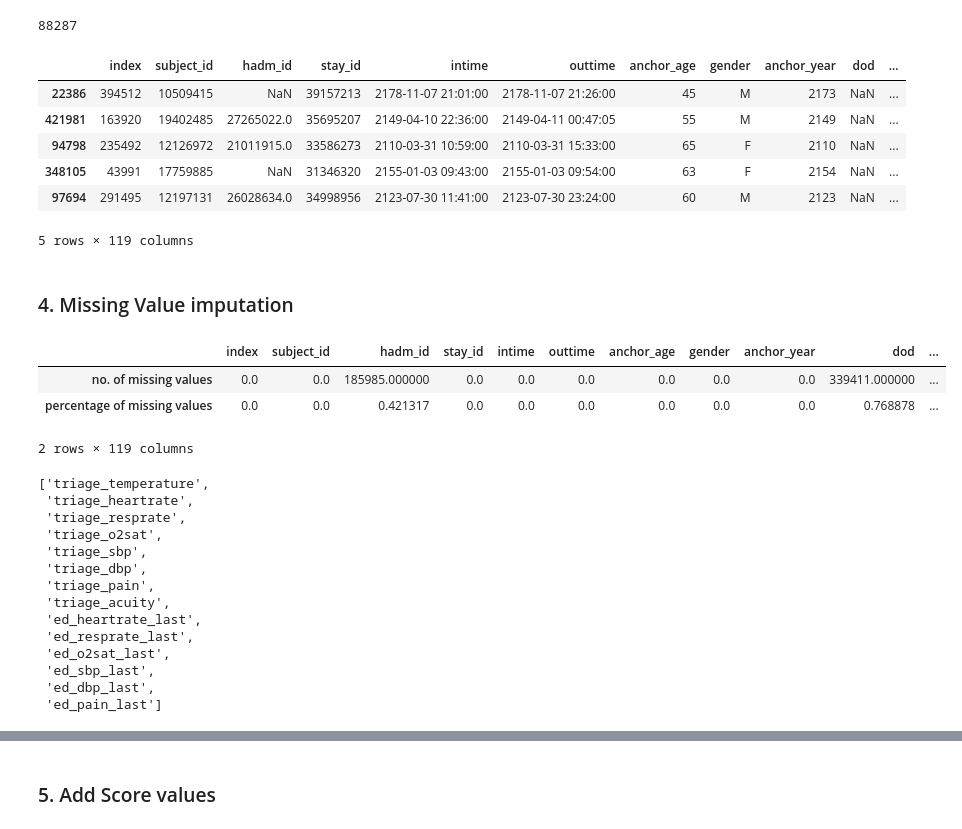
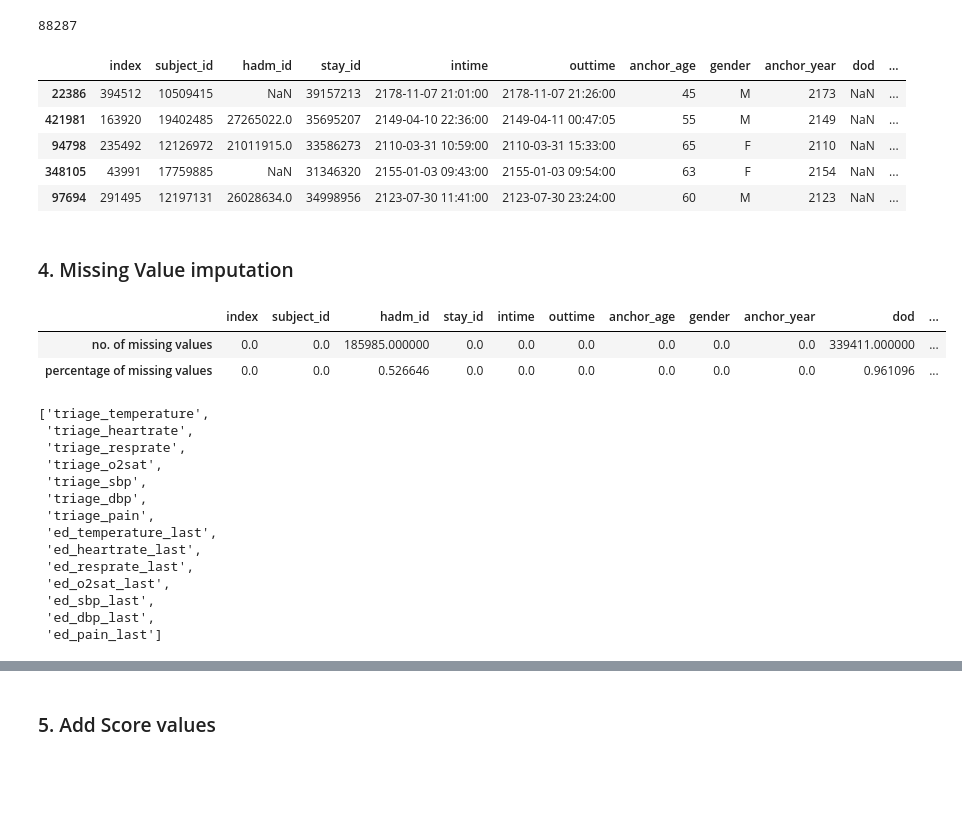
Before and after one commit to nliulab/mimic4ed-benchmark, a Jupyter notebook: Benchmark_scripts/data_general_processing.ipynb, the cells around one changed output, grey strips where cells are left out. Saved outputs shown, nothing was run; the diff lists cells and outputs as text; code cells hidden in the pictures; blank space fills up the shorter version.

```diff
--- a/Benchmark_scripts/data_general_processing.ipynb
+++ b/Benchmark_scripts/data_general_processing.ipynb
@@ -20,7 +20,7 @@ from sklearn.impute import SimpleImputer
 path = '/Users/siqili/Desktop/National University of Singapore/Liu Nan - WP_MIMIC_Benchmark'
 df_master = pd.read_csv(os.path.join(path, 'master_dataset.csv'))
 # %%
-pd.set_option('display.max_columns', 100)
+pd.set_option('display.max_columns', 200)
 df_master.head()
 # %% [output]
 |  | index | subject_id | hadm_id | stay_id | intime | outtime | anchor_age | gender | anchor_year | dod | ... |
@@ -105,23 +104,21 @@ df_train.head()
 | 94798 | 235492 | 12126972 | 21011915.0 | 33586273 | 2110-03-31 10:59:00 | 2110-03-31 15:33:00 | 65 | F | 2110 | NaN | ... |
 | 348105 | 43991 | 17759885 | NaN | 31346320 | 2155-01-03 09:43:00 | 2155-01-03 09:54:00 | 63 | F | 2154 | NaN | ... |
 | 97694 | 291495 | 12197131 | 26028634.0 | 34998956 | 2123-07-30 11:41:00 | 2123-07-30 23:24:00 | 60 | M | 2123 | NaN | ... |
-5 rows × 119 columns
 # %% [markdown]
 ### 4. Missing Value imputation
 # %%
 df_missing_stats = df_train.isnull().sum().to_frame().T
-df_missing_stats.loc[1] = df_missing_stats.loc[0] / len(df_master)
+df_missing_stats.loc[1] = df_missing_stats.loc[0] / len(df_train)
 df_missing_stats.index = ['no. of missing values', 'percentage of missing values']
 df_missing_stats
 # %% [output]
 |  | index | subject_id | hadm_id | stay_id | intime | outtime | anchor_age | gender | anchor_year | dod | ... |
 | no. of missing values | 0.0 | 0.0 | 185985.000000 | 0.0 | 0.0 | 0.0 | 0.0 | 0.0 | 0.0 | 339411.000000 | ... |
-| percentage of missing values | 0.0 | 0.0 | 0.421317 | 0.0 | 0.0 | 0.0 | 0.0 | 0.0 | 0.0 | 0.768878 | ... |
+| percentage of missing values | 0.0 | 0.0 | 0.526646 | 0.0 | 0.0 | 0.0 | 0.0 | 0.0 | 0.0 | 0.961096 | ... |
-2 rows × 119 columns
 # %%
 vitals_cols = [col for col in df_master.columns if len(col.split('_')) > 1 and
-                                                   col.split('_')[1] in vitals_valid_range]
-vitals_cols.pop(8)
+                                                   col.split('_')[1] in vitals_valid_range and
+                                                   col.split('_')[1] != 'acuity']
 vitals_cols
 # %% [output]
 ['triage_temperature',
@@ -131,7 +128,7 @@ vitals_cols
  'triage_sbp',
  'triage_dbp',
  'triage_pain',
- 'triage_acuity',
+ 'ed_temperature_last',
  'ed_heartrate_last',
  'ed_resprate_last',
  'ed_o2sat_last',
```
Also changed, not shown: parts of 9 cells of this notebook.
